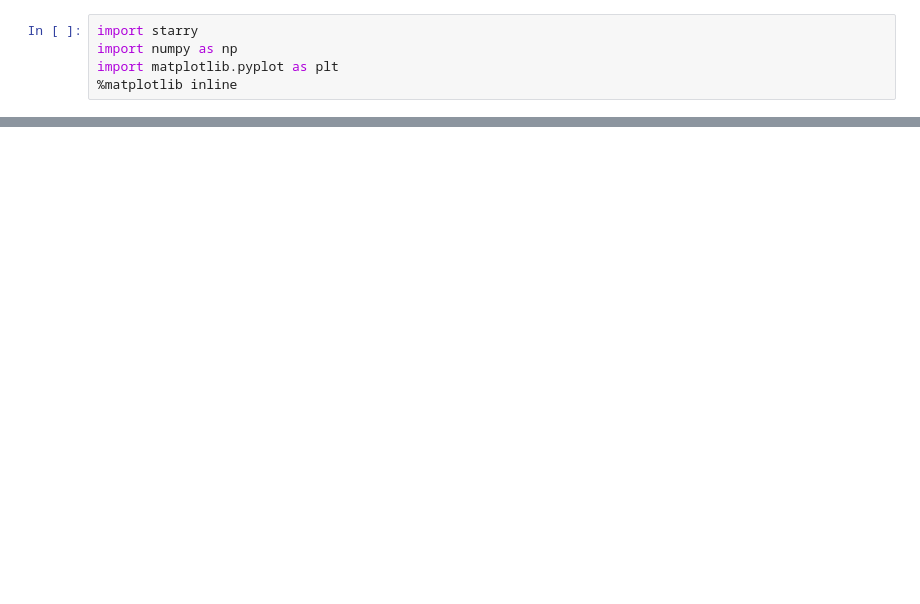
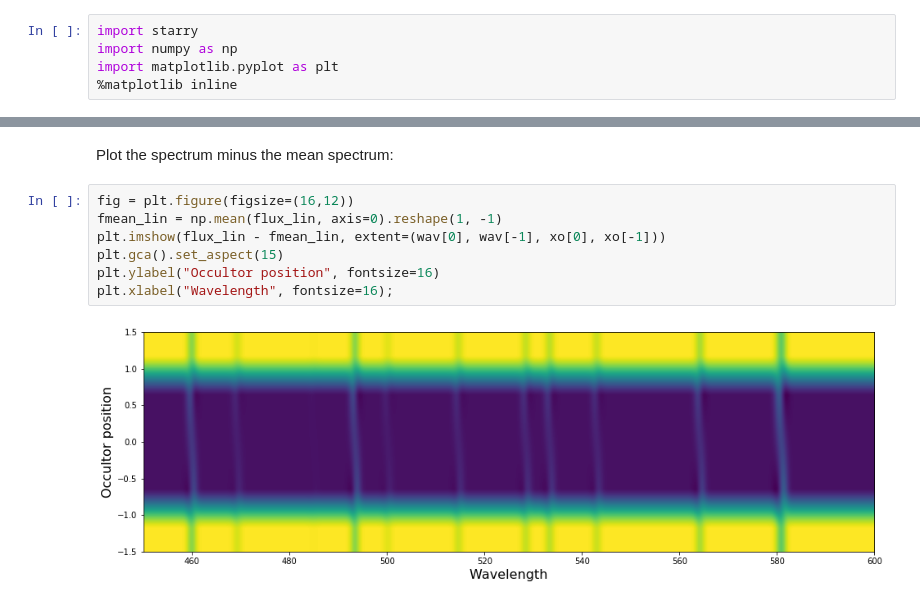
Before and after one commit to rodluger/rmrevolutions, a Jupyter notebook: ItJustWorks.ipynb, the cells around one changed output, grey strips where cells are left out. Saved outputs shown, nothing was run; the diff lists cells and outputs as text; blank space fills up the shorter version.

```diff
--- a/ItJustWorks.ipynb
+++ b/ItJustWorks.ipynb
@@ -76,0 +124,11 @@ plt.plot(wav, flux[750, :] - I);
+# %% [markdown]
+Plot the spectrum minus the mean spectrum:
+# %%
+fig = plt.figure(figsize=(16,12))
+fmean_lin = np.mean(flux_lin, axis=0).reshape(1, -1)
+plt.imshow(flux_lin - fmean_lin, extent=(wav[0], wav[-1], xo[0], xo[-1]))
+plt.gca().set_aspect(15)
+plt.ylabel("Occultor position", fontsize=16)
+plt.xlabel("Wavelength", fontsize=16);
+# %% [output]
+[figure, added]
```
Also changed, not shown: parts of 75 cells of this notebook, 3 other files.
